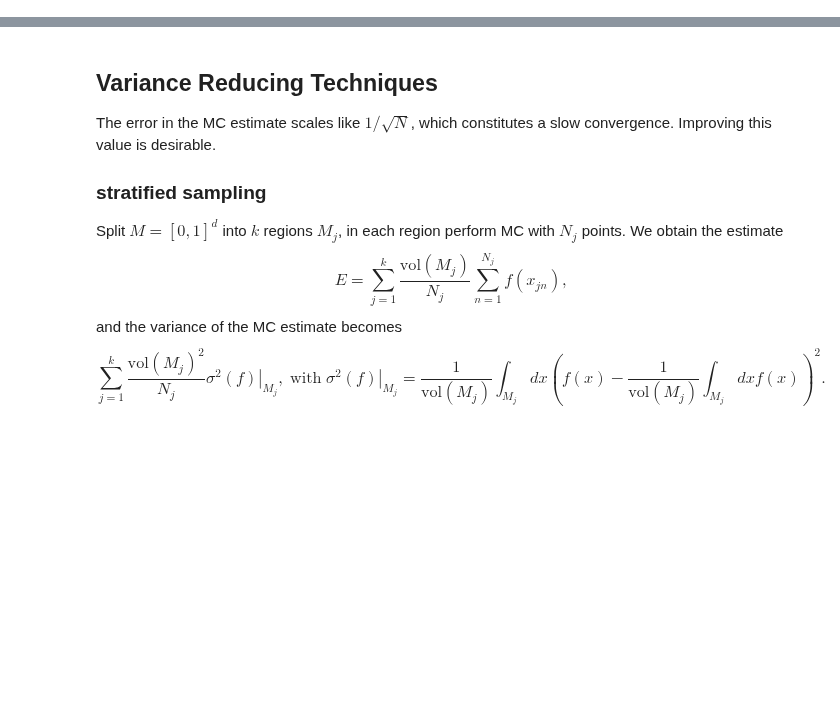
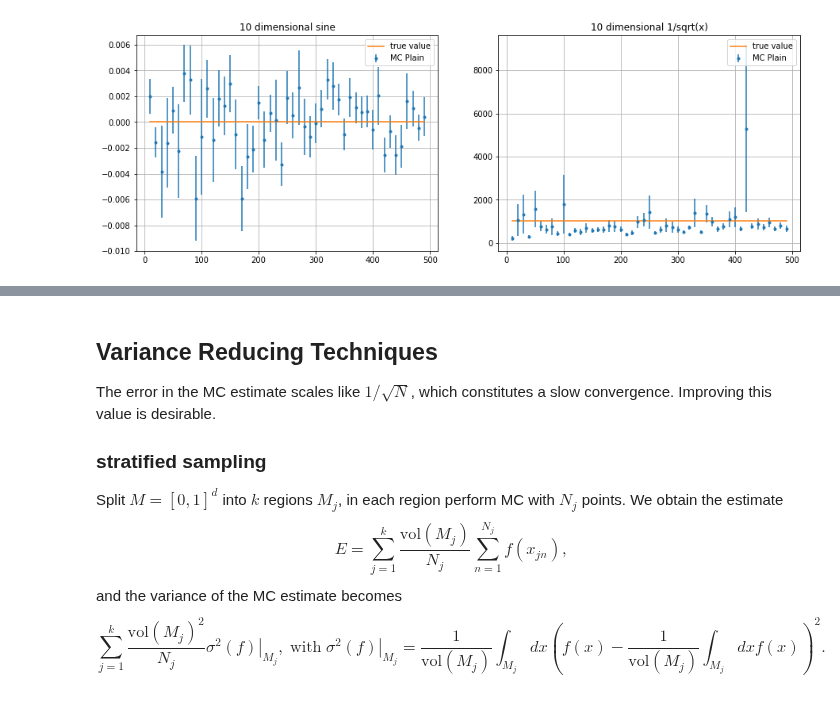
Before and after one commit to mathisgerdes/hep-monte-carlo, a Jupyter notebook: intro/monte_carlo.ipynb, the cells around one changed output, grey strips where cells are left out. Cells and saved outputs as stored; diff of their text form; code cells hidden in the pictures; blank space fills up the shorter version.

Commit message:
Clean up intro section on plain Monte Carlo.
Note: remainder of notebook might be broken.

```diff
--- a/intro/monte_carlo.ipynb
+++ b/intro/monte_carlo.ipynb
@@ -61,0 +72,42 @@ MC Plain        average (deviation * sqrt(N)): 1.9097069014386043, average (erro
+# %%
+def plot_estimates(f, true_value, methods=[], Ns=range(100, 1100, 50)):
+    """ Plot estimates of the integral over a range of sample sizes with predicted errorbars.
+
+    If method has attribute method_name use this as label.
+    """
+    if len(methods) == 0:
+        raise ValueError("Need to provide at least one method.")
+
+    Ns = np.array(Ns)
+    count = len(Ns)
+
+    estimates = np.empty(count)
+    errors = np.empty(count)
+    for m, method in zip(range(len(methods)), methods):
+        for i, N in zip(range(count), Ns):
+            estimates[i], errors[i] = method(f, N)
+
+        name = method.method_name if hasattr(method, 'method_name') else "Method %d"%m
+        plt.errorbar(Ns, estimates, yerr=errors, fmt='.', label=name)
+
+    plt.plot([min(Ns), max(Ns)], [true_value, true_value], "-", label="true value")
+    # configure plot
+    plt.grid()
+    plt.legend(loc='best')
+# %%
+# Plot estimates for sine and 1/sqrt(x) in any dimension
+dim = 10
+
+plt.figure(figsize=(15,5))
+plt.subplot(121)
+plt.title("%d dimensional sine"%dim)
+plot_estimates(sin_nd, 0, Ns=range(10, 500, 10), methods=[MonteCarloPlain(dim)])
+
+plt.subplot(122)
+plt.title("%d dimensional 1/sqrt(x)"%dim)
+plot_estimates(sqrtx_inv, sqrtx_inv_trueval(dim), Ns=range(10, 500, 10), methods=[MonteCarloPlain(dim)])
+plt.show()
+
+# Though qunatitatively, the 1/sqrt(x) integration can already be seen to behave oddly
+# %% [output]
+[figure, added]
```
Also changed, not shown: parts of 14 cells of this notebook.
